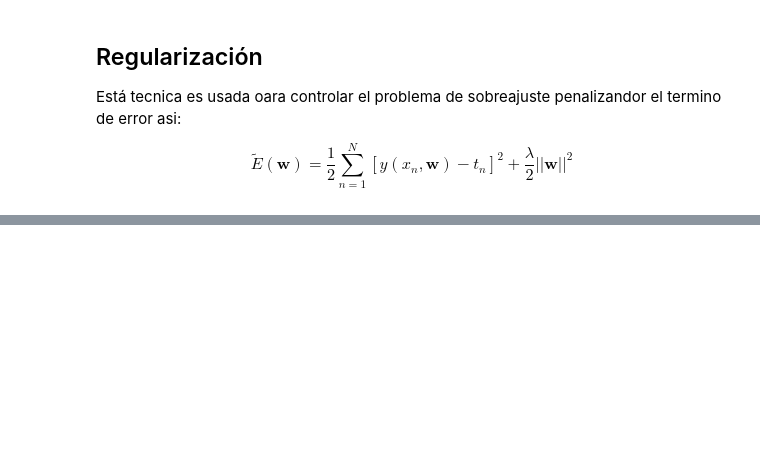
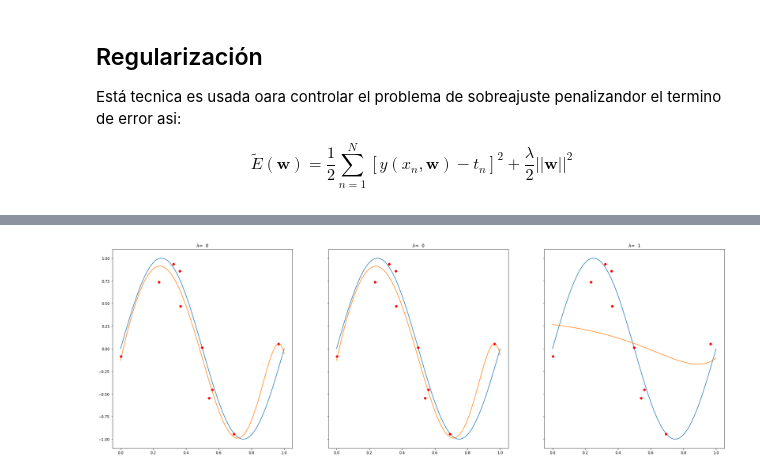
Before and after one commit to Haku1993/Ajuste_de_curva_por_polinomios, a Jupyter notebook: Tarea1.ipynb, the cells around one changed output, grey strips where cells are left out. Cells and saved outputs as stored; diff of their text form; code cells hidden in the pictures; blank space fills up the shorter version.

```diff
--- a/Tarea1.ipynb
+++ b/Tarea1.ipynb
@@ -261,8 +251,0 @@ Optimization terminated successfully.
-# %%
-Wr=[]
-
-for i in range(10):
-    x0= np.zeros(i)
-    res1 = minimize(rse, x0, method='CG',
-               options={'xtol': 1e-8, 'disp': False})
-    Wr.append(res1.x)
@@ -288,0 +267,14 @@ df1
+# %%
+fig, ax = plt.subplots( 1, 3 ,sharex = True, sharey = True, figsize=(30,10))
+
+for j in range(3):
+    x11=np.linspace(0,1,100)
+    y11=np.zeros(100)
+    for i in range(len(y11)):
+        y11[i]=np.dot(Wreg[j],X(x11[i],Wreg[j]))
+    ax[j].plot(x,y)
+    ax[j].plot(x11,y11)
+    ax[j].plot(x1,ys,'ro')
+    ax[j].set_title("$\lambda$={:3.0f}".format(l[j])) #--> titulo de cada subplot
+# %% [output]
+[figure, added]
```
Also changed, not shown: parts of 10 cells of this notebook.
